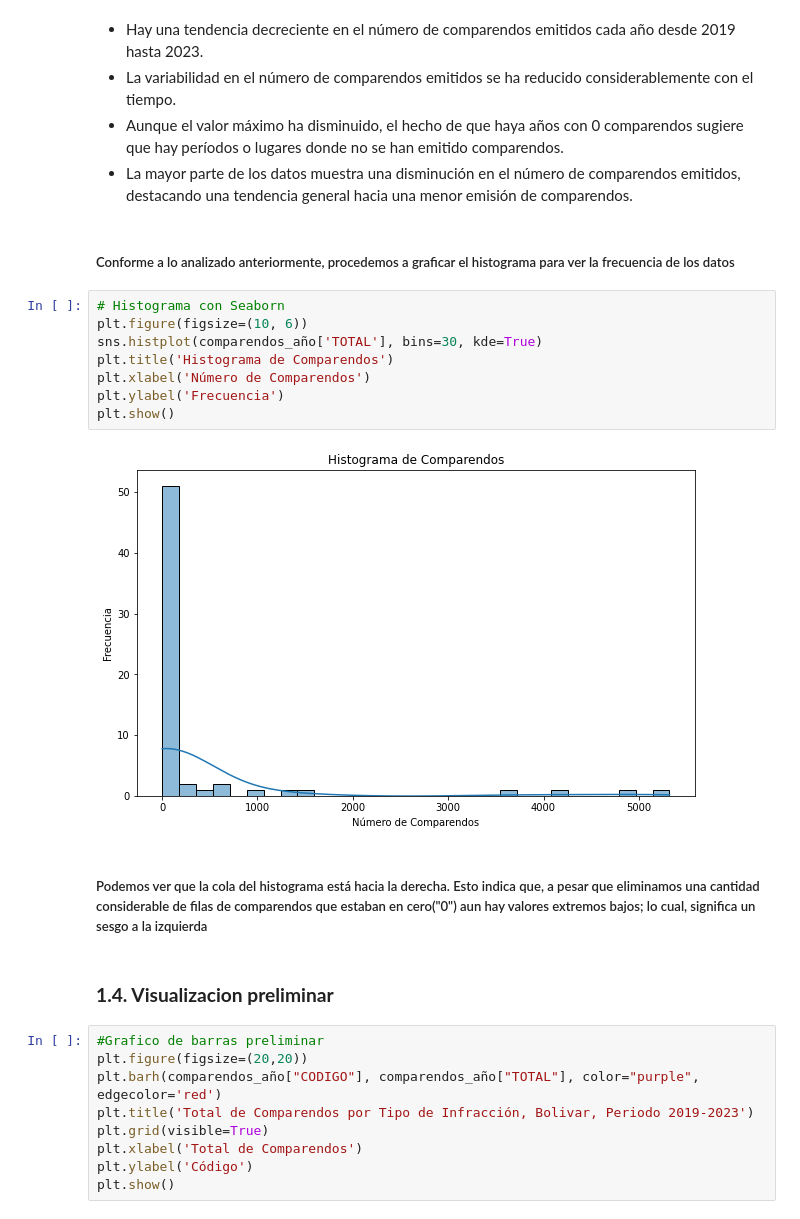
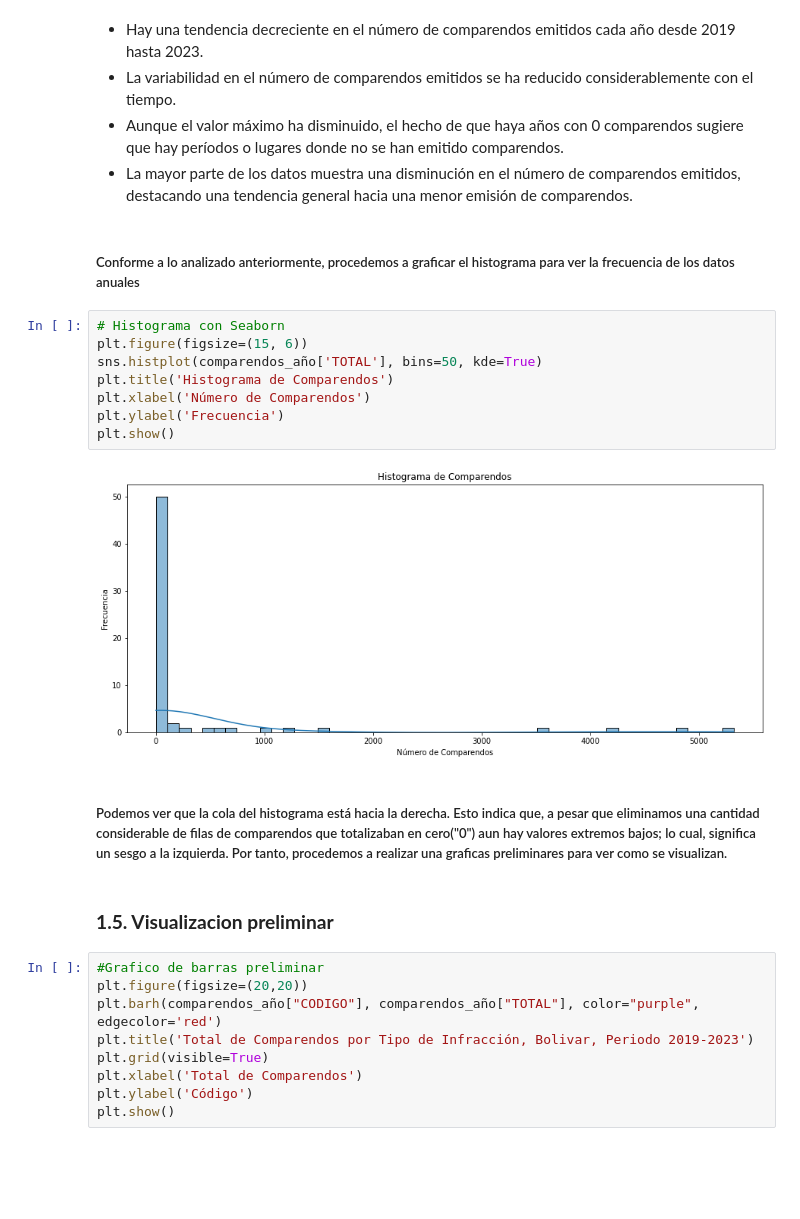
Before and after one commit to rjpaternina/comparendos_transito_Bolivar, a Jupyter notebook: notebooks/comparendos_transito_bolivar_anual.ipynb, the cells around one changed output. Drawn from its saved outputs; the diff is of its cells as text; blank space fills up the shorter version.

Commit message:
Segundo commit - Analisis de comparendos Bolivar

```diff
--- a/notebooks/comparendos_transito_bolivar_anual.ipynb
+++ b/notebooks/comparendos_transito_bolivar_anual.ipynb
@@ -231,21 +248,21 @@ comparendos_año.describe()
 * Aunque el valor máximo ha disminuido, el hecho de que haya años con 0 comparendos sugiere que hay períodos o lugares donde no se han emitido comparendos.
 * La mayor parte de los datos muestra una disminución en el número de comparendos emitidos, destacando una tendencia general hacia una menor emisión de comparendos.
 # %% [markdown]
-##### Conforme a lo analizado anteriormente, procedemos a graficar el histograma para ver la frecuencia de los datos
+##### Conforme a lo analizado anteriormente, procedemos a graficar el histograma para ver la frecuencia de los datos anuales
 # %%
 # Histograma con Seaborn
-plt.figure(figsize=(10, 6))
-sns.histplot(comparendos_año['TOTAL'], bins=30, kde=True)
+plt.figure(figsize=(15, 6))
+sns.histplot(comparendos_año['TOTAL'], bins=50, kde=True)
 plt.title('Histograma de Comparendos')
 plt.xlabel('Número de Comparendos')
 plt.ylabel('Frecuencia')
 plt.show()
 # %% [output]
-[figure, old version]
+[figure, new version]
 # %% [markdown]
-##### Podemos ver que la cola del histograma está hacia la derecha. Esto indica que, a pesar que eliminamos una cantidad considerable de filas de comparendos que estaban en cero("0") aun hay valores extremos bajos; lo cual, significa un sesgo a la izquierda
+##### Podemos ver que la cola del histograma está hacia la derecha. Esto indica que, a pesar que eliminamos una cantidad considerable de filas de comparendos que totalizaban en cero("0") aun hay valores extremos bajos; lo cual, significa un sesgo a la izquierda. Por tanto, procedemos a realizar una graficas preliminares para ver como se visualizan.
 # %% [markdown]
-### <font color="redblue">**1.4. Visualizacion preliminar**</font>
+### <font color="redblue">**1.5. Visualizacion preliminar**</font>
 # %%
 #Grafico de barras preliminar
 plt.figure(figsize=(20,20))
```
Also changed, not shown: parts of 23 cells of this notebook, 4 other files.
